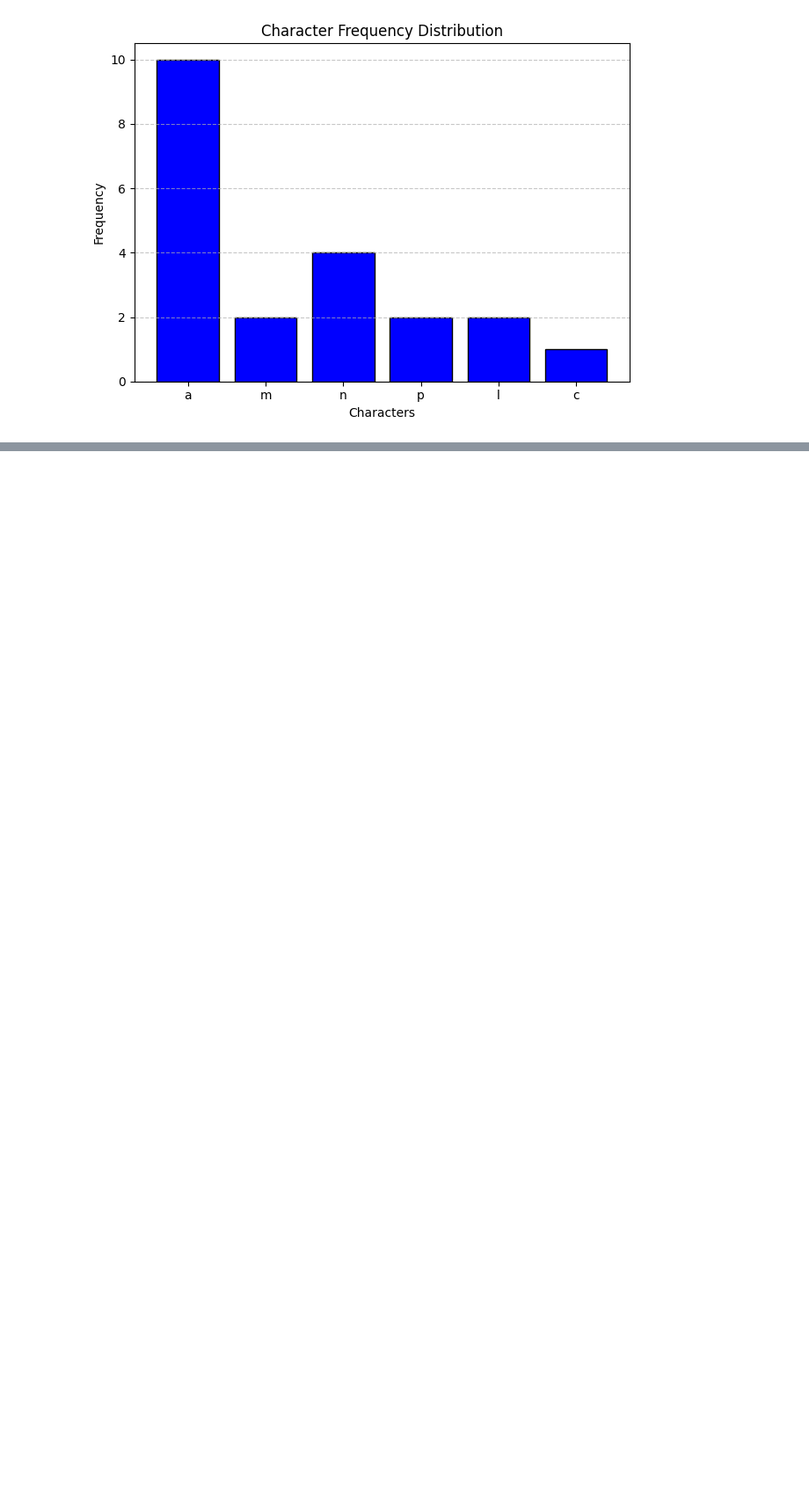
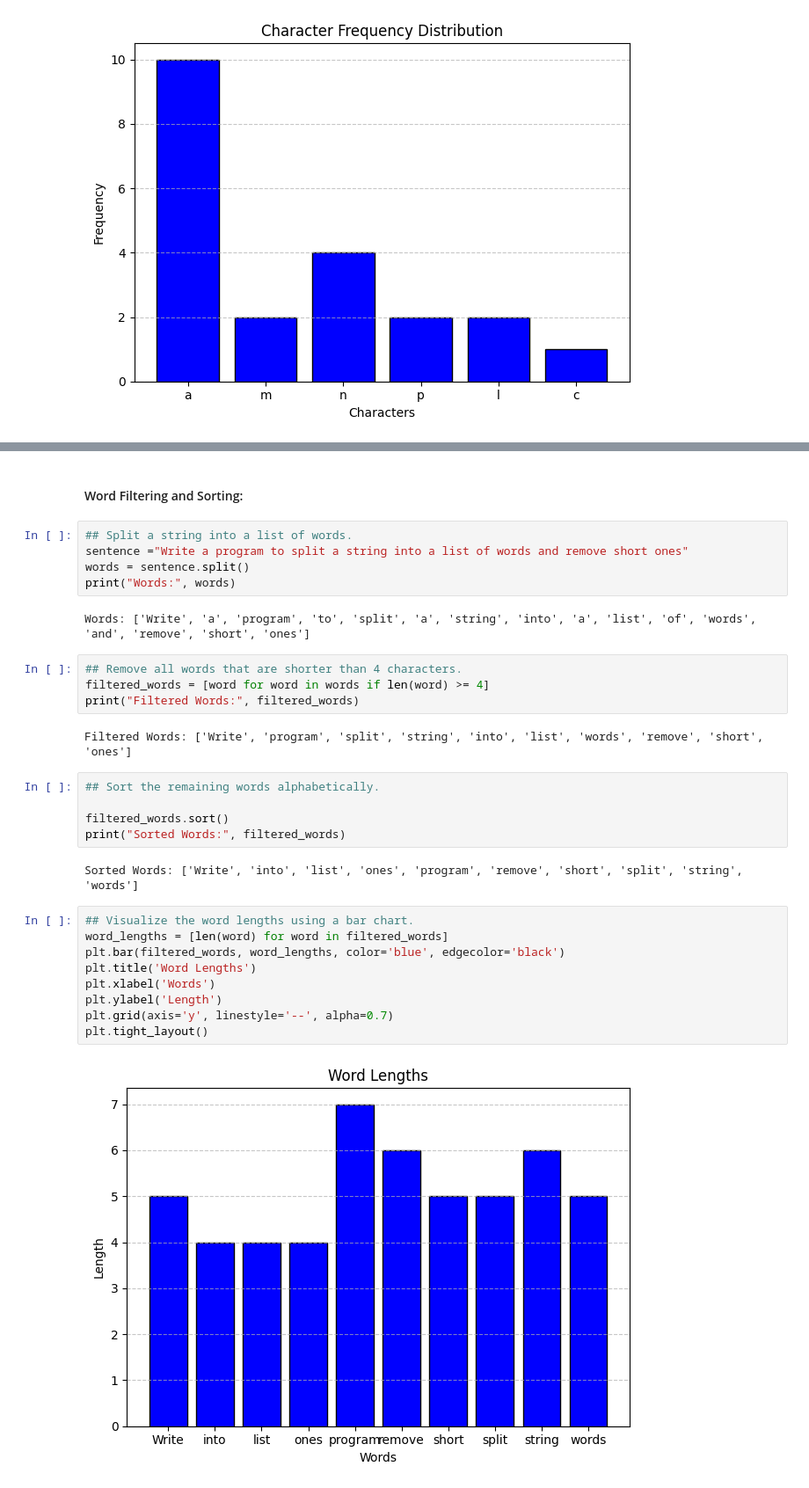
Before and after one commit to rishabh-mondal/Project-Euler-in-Python, a Jupyter notebook: python_basics.ipynb, the cells around one changed output, grey strips where cells are left out. Shown: that part at 88% size. Cells and saved outputs as stored; diff of their text form; blank space fills up the shorter version.

```diff
--- a/python_basics.ipynb
+++ b/python_basics.ipynb
@@ -375,0 +448,33 @@ plot_character_frequency(freq_dict)
+# %% [markdown]
+#### Word Filtering and Sorting:
+# %%
+## Split a string into a list of words.
+sentence ="Write a program to split a string into a list of words and remove short ones"
+words = sentence.split()
+print("Words:", words)
+# %% [output]
+Words: ['Write', 'a', 'program', 'to', 'split', 'a', 'string', 'into', 'a', 'list', 'of', 'words', 'and', 'remove', 'short', 'ones']
+# %%
+## Remove all words that are shorter than 4 characters.
+filtered_words = [word for word in words if len(word) >= 4]
+print("Filtered Words:", filtered_words)
+# %% [output]
+Filtered Words: ['Write', 'program', 'split', 'string', 'into', 'list', 'words', 'remove', 'short', 'ones']
+# %%
+## Sort the remaining words alphabetically.
+
+filtered_words.sort()
+print("Sorted Words:", filtered_words)
+# %% [output]
+Sorted Words: ['Write', 'into', 'list', 'ones', 'program', 'remove', 'short', 'split', 'string', 'words']
+# %%
+## Visualize the word lengths using a bar chart.
+word_lengths = [len(word) for word in filtered_words]
+plt.bar(filtered_words, word_lengths, color='blue', edgecolor='black')
+plt.title('Word Lengths')
+plt.xlabel('Words')
+plt.ylabel('Length')
+plt.grid(axis='y', linestyle='--', alpha=0.7)
+plt.tight_layout()
+# %% [output]
+[figure, added]
```
Also changed, not shown: parts of 20 cells of this notebook, 1 other file.
